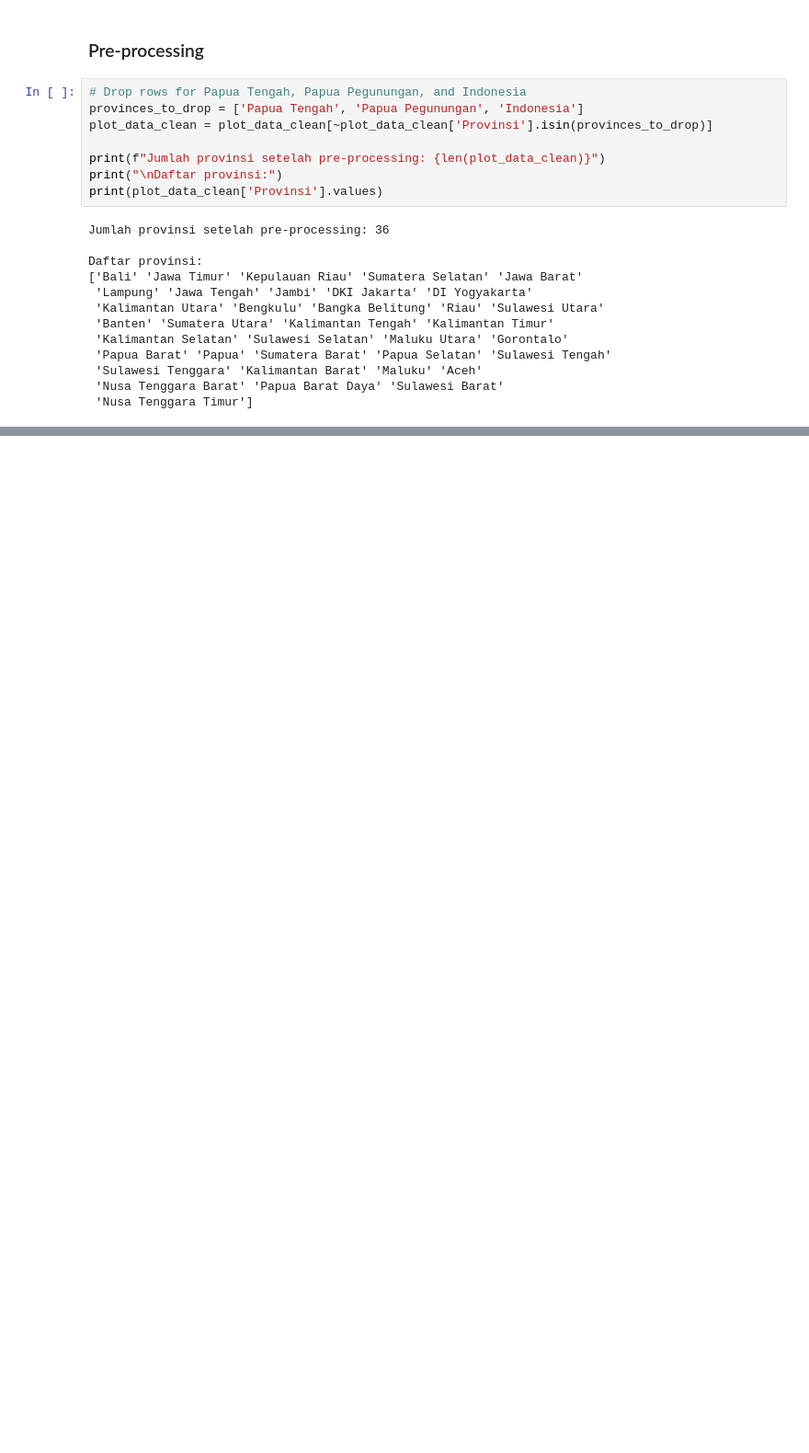
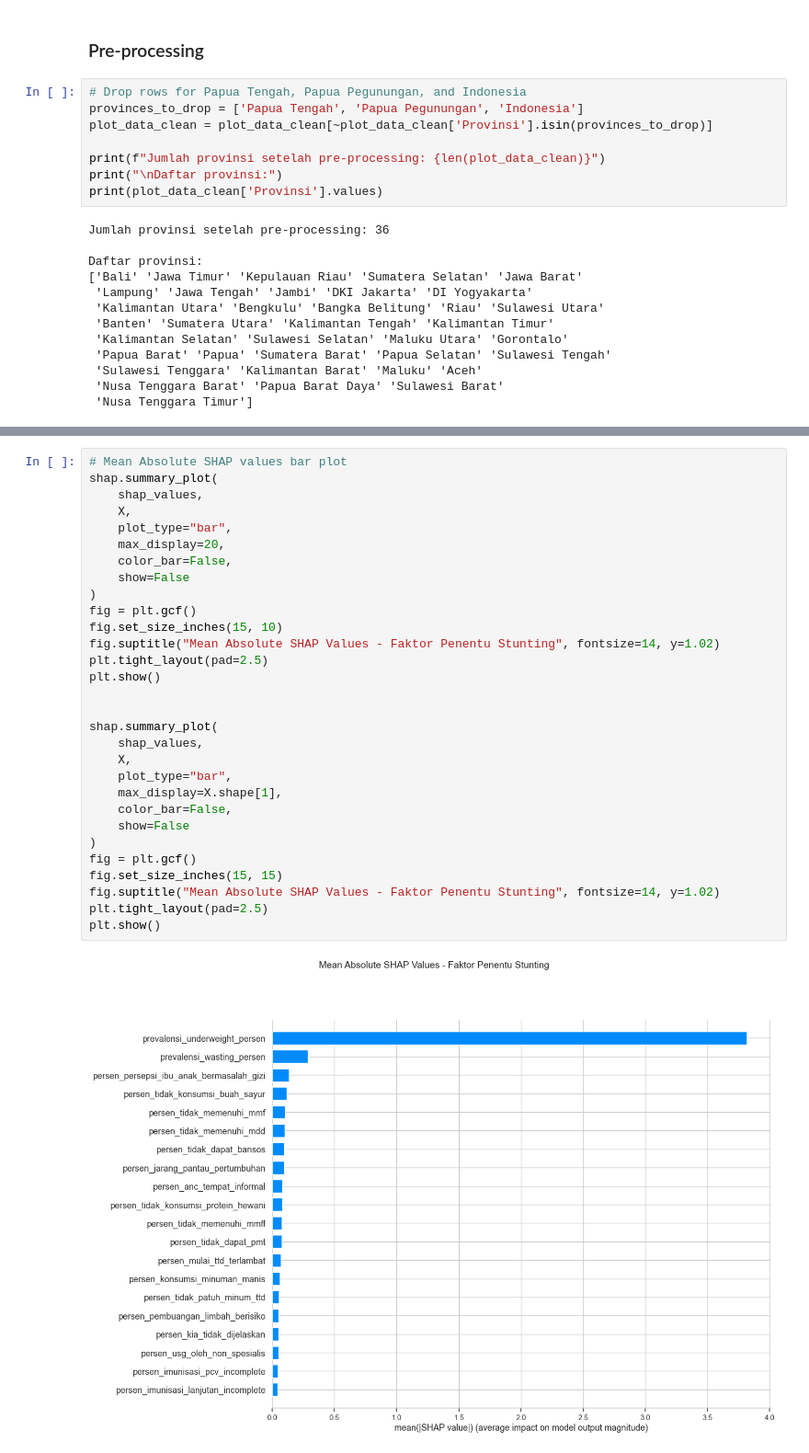
Before and after one commit to cindynadilaptr/ta-if-cindy, a Jupyter notebook: code/dataset_explore.ipynb, the cells around one changed output, grey strips where cells are left out. Shown at 92% size. Cells and saved outputs as stored; diff of their text form; blank space fills up the shorter version.

```diff
--- a/code/dataset_explore.ipynb
+++ b/code/dataset_explore.ipynb
@@ -495,0 +506,32 @@ Mean Absolute Percentage Error (MAPE): 7.05%
+# %%
+# Mean Absolute SHAP values bar plot
+shap.summary_plot(
+    shap_values,
+    X,
+    plot_type="bar",
+    max_display=20,
+    color_bar=False,
+    show=False
+)
+fig = plt.gcf()
+fig.set_size_inches(15, 10)
+fig.suptitle("Mean Absolute SHAP Values - Faktor Penentu Stunting", fontsize=14, y=1.02)
+plt.tight_layout(pad=2.5)
+plt.show()
+
+
+shap.summary_plot(
+    shap_values,
+    X,
+    plot_type="bar",
+    max_display=X.shape[1],
+    color_bar=False,
+    show=False
+)
+fig = plt.gcf()
+fig.set_size_inches(15, 15)
+fig.suptitle("Mean Absolute SHAP Values - Faktor Penentu Stunting", fontsize=14, y=1.02)
+plt.tight_layout(pad=2.5)
+plt.show()
+# %% [output]
+[figure, added]
```
Also changed, not shown: parts of 25 cells of this notebook, 1 other file.
